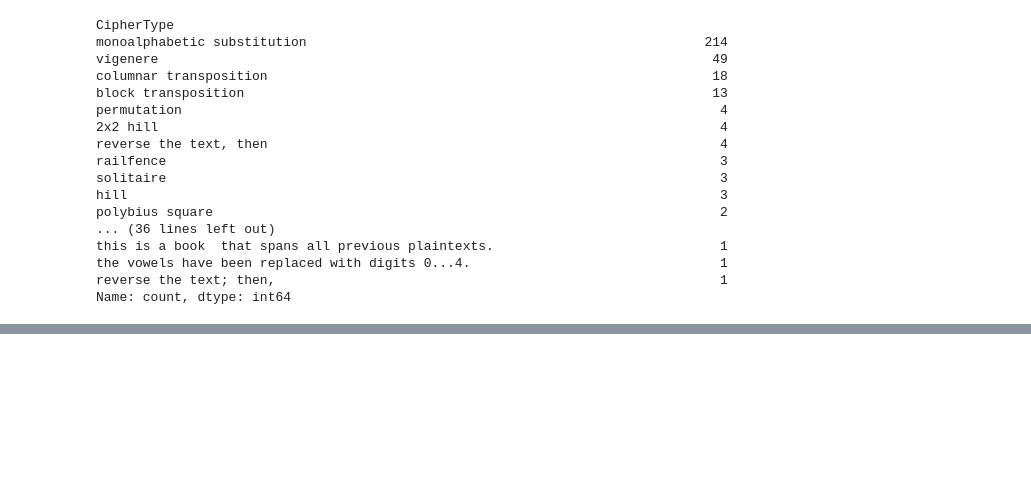
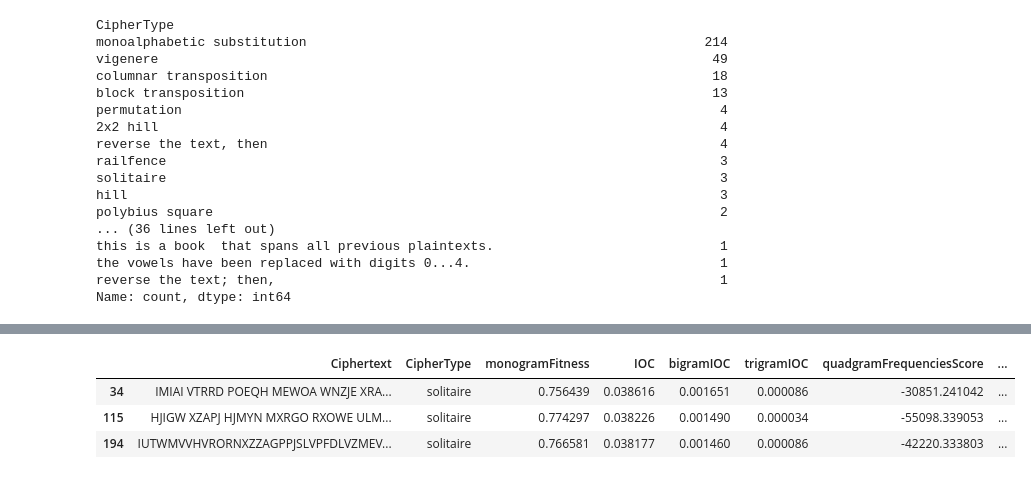
Before and after one commit to Moses-Bejon/operation-not-silver, a Jupyter notebook: statsAnalyser/analyser.ipynb, the cells around one changed output, grey strips where cells are left out. Saved outputs shown, nothing was run; the diff lists cells and outputs as text; code cells hidden in the pictures; blank space fills up the shorter version.

```diff
--- a/statsAnalyser/analyser.ipynb
+++ b/statsAnalyser/analyser.ipynb
@@ -76,0 +80,10 @@ predict_text(model, testfile)[0]
+# %%
+df = pd.read_csv('All_ciphertext_data_stats.csv')
+
+selected_rows = df[df['CipherType'] == 'solitaire']
+selected_rows
+# %% [output]
+|  | Ciphertext | CipherType | monogramFitness | IOC | bigramIOC | trigramIOC | quadgramFrequenciesScore | ... |
+| 34 | IMIAI VTRRD POEQH MEWOA WNZJE XRA... | solitaire | 0.756439 | 0.038616 | 0.001651 | 0.000086 | -30851.241042 | ... |
+| 115 | HJIGW XZAPJ HJMYN MXRGO RXOWE ULM... | solitaire | 0.774297 | 0.038226 | 0.001490 | 0.000034 | -55098.339053 | ... |
+| 194 | IUTWMVVHVRORNXZZAGPPJSLVPFDLVZMEV... | solitaire | 0.766581 | 0.038177 | 0.001460 | 0.000086 | -42220.333803 | ... |
```
Also changed, not shown: parts of 5 cells of this notebook, 3 other files.
